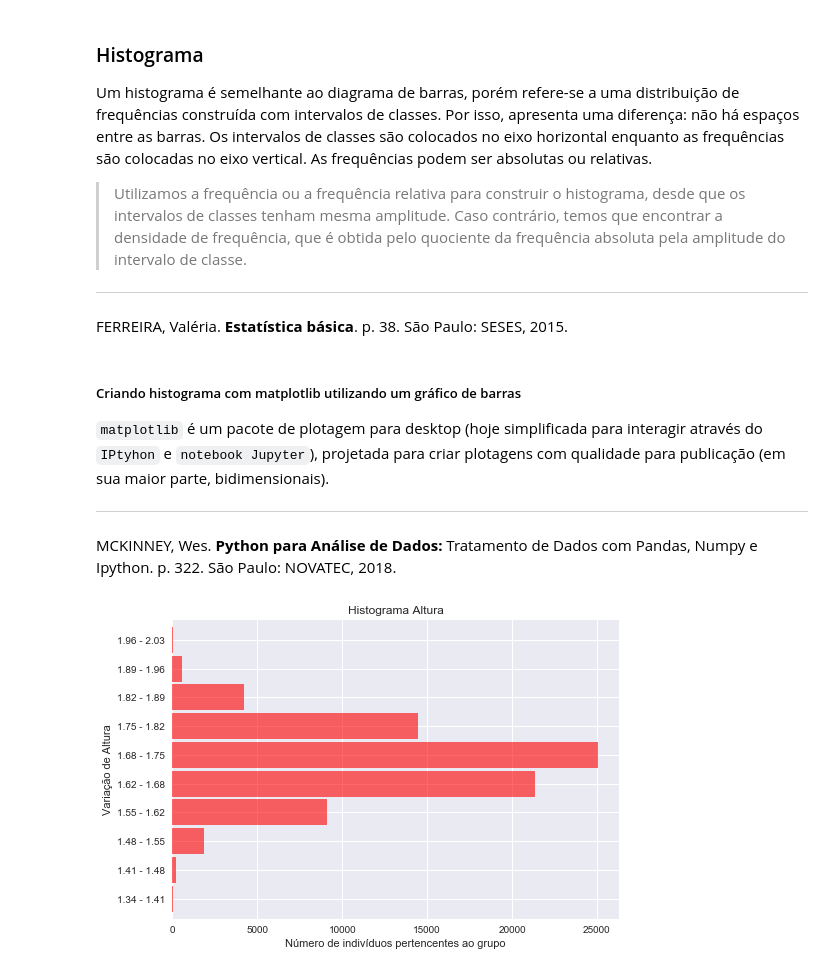
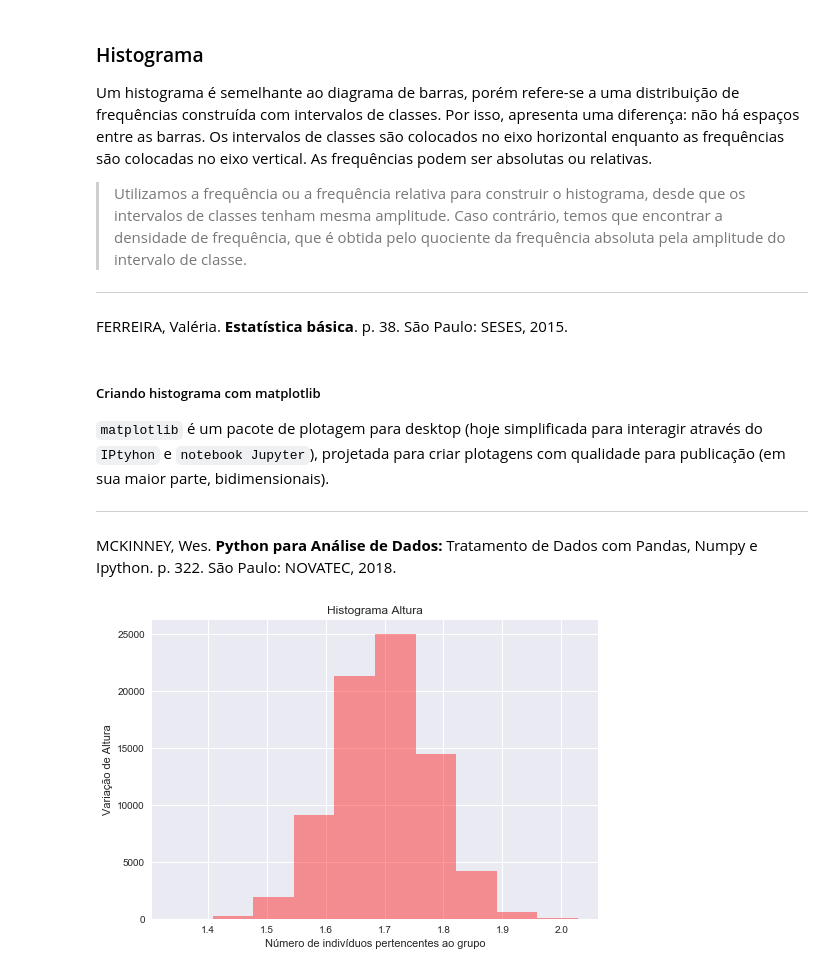
Before and after one commit to paulofreitasnobrega/estatistica-com-python, a Jupyter notebook: aula2-distribuicao-de-frequencia.ipynb, the cells around one changed output. Drawn from its saved outputs; the diff is of its cells as text; code cells hidden in the pictures.

```diff
--- a/aula2-distribuicao-de-frequencia.ipynb
+++ b/aula2-distribuicao-de-frequencia.ipynb
@@ -473,7 +473,7 @@ amplitude do intervalo de classe.
 ---
 FERREIRA, Valéria. **Estatística básica**. p. 38. São Paulo: SESES, 2015.
 # %% [markdown]
-##### Criando histograma com matplotlib utilizando um gráfico de barras
+##### Criando histograma com matplotlib
 
 `matplotlib` é um pacote de plotagem para desktop (hoje simplificada para interagir através do `IPtyhon` e `notebook Jupyter`), projetada para criar plotagens com qualidade para publicação (em sua maior parte, bidimensionais).
 
@@ -491,17 +491,16 @@ def renomear_indices(i):
 dist_freq = d['Altura'].value_counts(bins=10, sort=False)
 
 # Renomeacao de classes
-classes_indices = dist_freq.index.map(renomear_indices).tolist()
-
-# Plotagem: Histograma de altura
-fig = dist_freq.plot.barh(
-    width=0.9,
-    color='red',
-    alpha=0.6
-)
-fig.set(title='Histograma Altura',
-        xlabel='Número de indivíduos pertencentes ao grupo',
-        ylabel='Variação de Altura')
-fig.set_yticklabels(classes_indices);
+indices_classes = dist_freq.index.map(renomear_indices).tolist()
-# %% [output]
-[figure, removed]
+# %%
+# Plotagem: Histograma de altura com Pandas Hist
+ax = d['Altura'].hist(bins=10,
+                 color='red',
+                 alpha=0.4)
+#                  orientation='horizontal')
+ax.set(title='Histograma Altura',
+        xlabel='Número de indivíduos pertencentes ao grupo',
+        ylabel='Variação de Altura');
+# ax.set_yticklabels(indices_classes);
+# %% [output]
+[figure, added]
```
Also changed, not shown: parts of 3 cells of this notebook.
